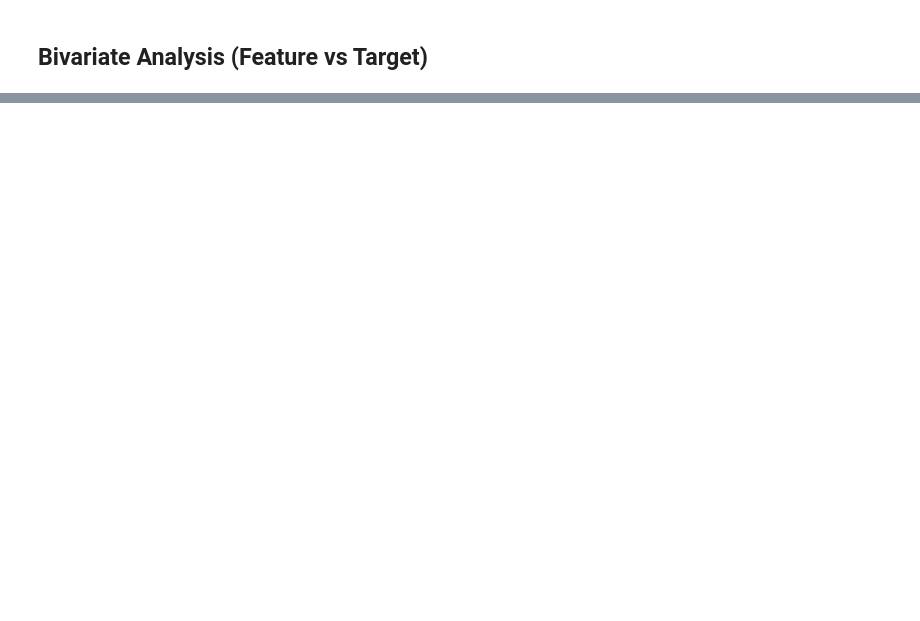
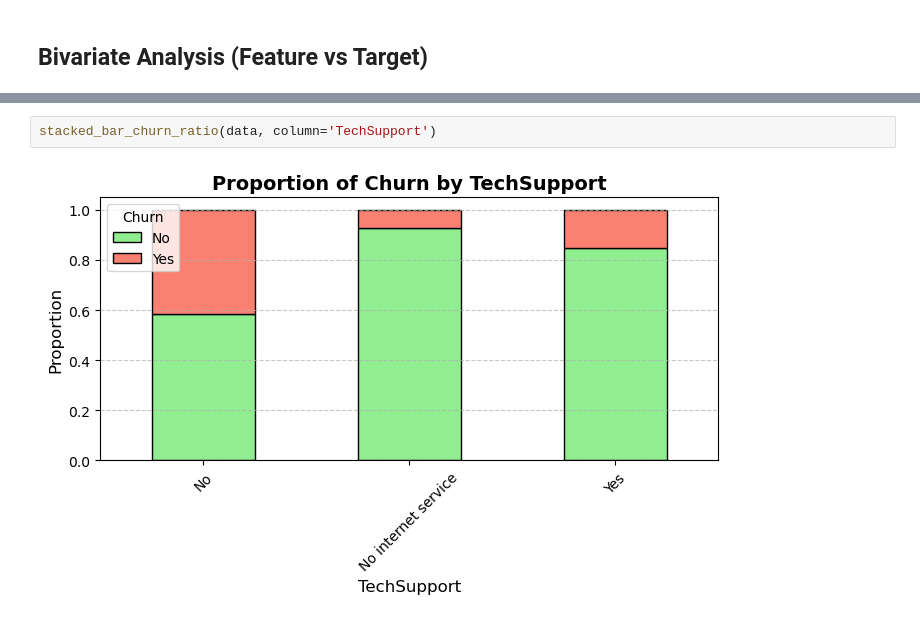
Before and after one commit to mewpunyapat/customer-churn-prediction, a Jupyter notebook: notebooks/eda.ipynb, the cells around one changed output, grey strips where cells are left out. Saved outputs shown, nothing was run; the diff lists cells and outputs as text; blank space fills up the shorter version.

```diff
--- a/notebooks/eda.ipynb
+++ b/notebooks/eda.ipynb
@@ -124,0 +153,4 @@ churn_rate_by_category(data, 'Contract')
+# %%
+stacked_bar_churn_ratio(data, column='TechSupport')
+# %% [output]
+[figure, added]
```
Also changed, not shown: parts of 24 cells of this notebook, 1 other file.
